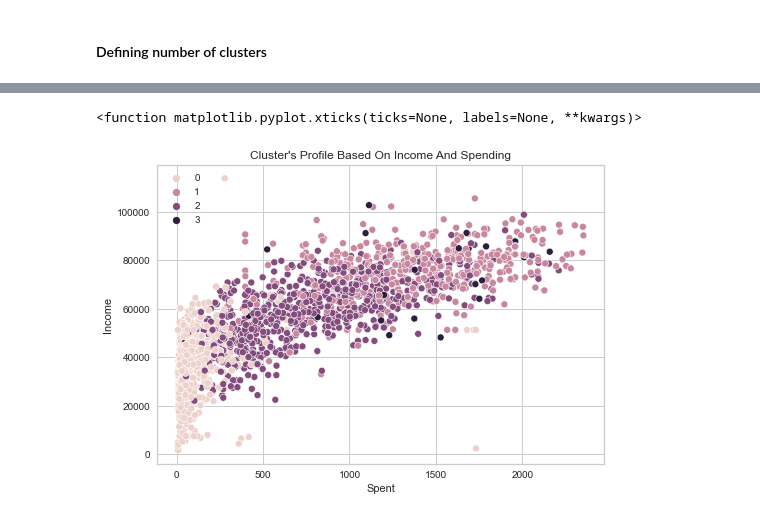
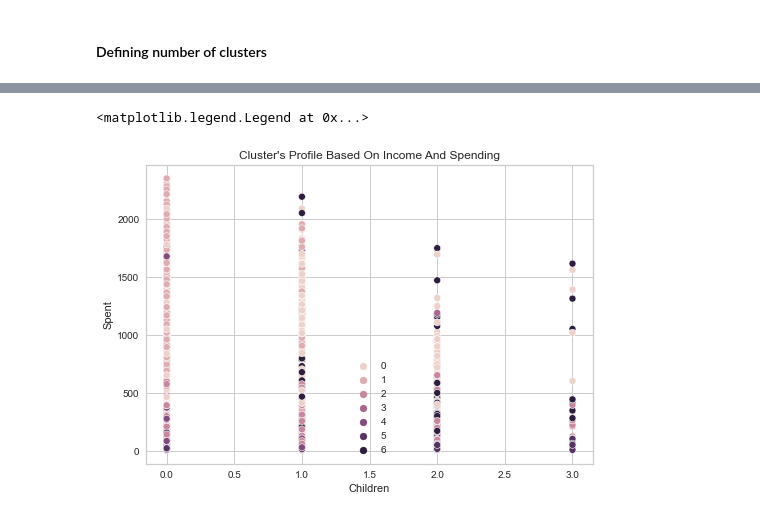
Before and after one commit to dominikadebska/Data-Science-Projects, a Jupyter notebook: MarketingCampaigns.ipynb, the cells around one changed output, grey strips where cells are left out. Saved outputs shown, nothing was run; the diff lists cells and outputs as text; code cells hidden in the pictures.

Commit message:
Applying PCA before Clustering

```diff
--- a/MarketingCampaigns.ipynb
+++ b/MarketingCampaigns.ipynb
@@ -451,6 +459,6 @@ Index(['Education', 'Marital_Status', 'Income', 'Kidhome', 'Teenhome',
       dtype='object')
 # %%
-to_drop = ["Education", "Marital_Status", "Living_With"]
+to_drop = ["Education", "Marital_Status", "Living_With", "Kidhome", "Teenhome"]
 data.drop(to_drop, axis = 1, inplace= True)
 # %%
 scaler = StandardScaler()
@@ -479 +487,7 @@ Elbow_M.show()
 <AxesSubplot:title={'center':'Distortion Score Elbow for KMeans Clustering'}, xlabel='k', ylabel='distortion score'>
+# %%
+model = KMeans(7, random_state=42)
+visualizer = SilhouetteVisualizer(model, colors='yellowbrick')
+# %%
+visualizer.fit(scaled_data)
+visualizer.show()
@@ -480,5 +504,5 @@ Elbow_M.show()
 # %%
-Ag_Clu = AgglomerativeClustering(n_clusters=4)
+Ag_Clu = AgglomerativeClustering(n_clusters=7)
 # %%
 yhat_Ag_Clu = Ag_Clu.fit_predict(scaled_data)
 scaled_data["Clusters"] = yhat_Ag_Clu
@@ -499,9 +521,8 @@ Index(['Education', 'Marital_Status', 'Income', 'Kidhome', 'Teenhome',
       dtype='object')
 # %%
-pl = sns.scatterplot(data = dataset,x=np.exp(dataset["Spent"]), y=np.exp(dataset["Income"]),hue=dataset["Clusters"])
+pl = sns.scatterplot(data = dataset,x=(dataset["Children"]), y=np.exp(dataset["Spent"]),hue=dataset["Clusters"])
 pl.set_title("Cluster's Profile Based On Income And Spending")
 plt.legend()
-plt.xticks
 # %% [output]
-<function matplotlib.pyplot.xticks(ticks=None, labels=None, **kwargs)>
+<matplotlib.legend.Legend at 0x...>
-[figure, old version]
+[figure, new version]
```
Also changed, not shown: parts of 37 cells of this notebook.
